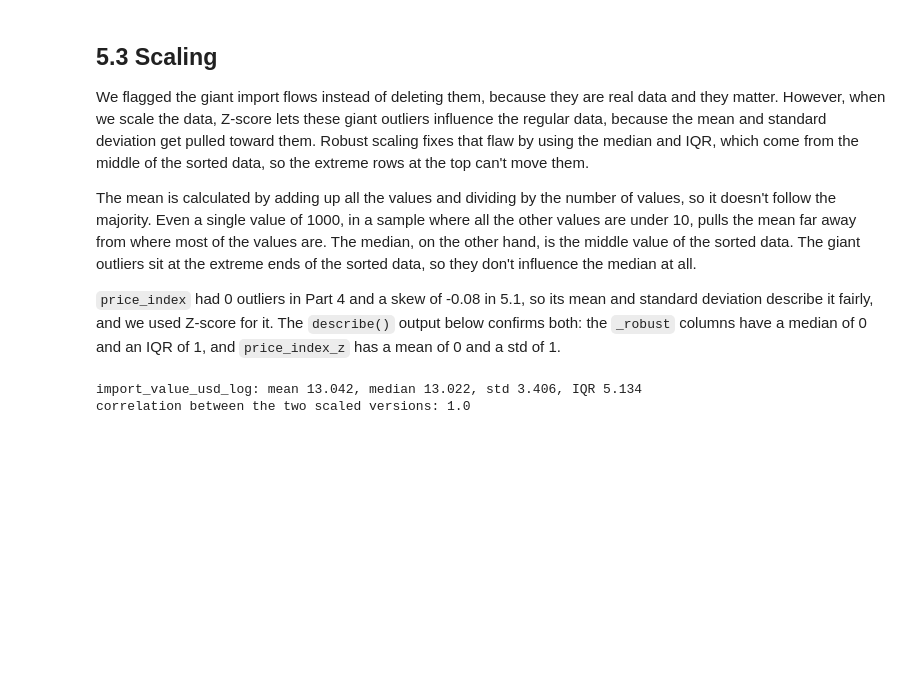
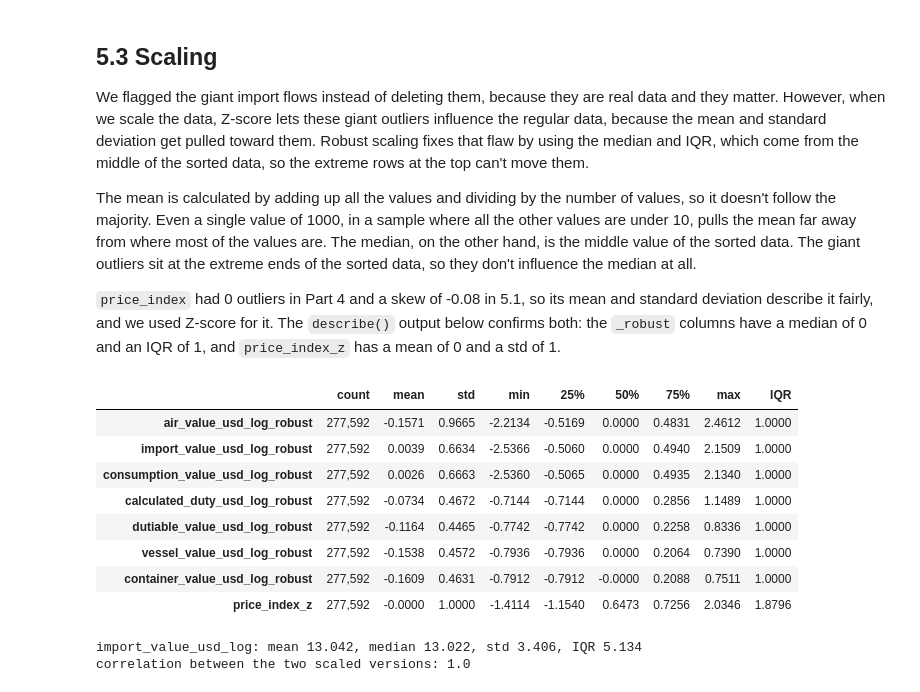
Before and after one commit to BCIT-ACIT4880-2026-Fall/CRN-45883-5-Domain-D, a Jupyter notebook: Group05_D2.ipynb, the cells around one changed output. Drawn from its saved outputs; the diff is of its cells as text; code cells hidden in the pictures; blank space fills up the shorter version.

```diff
--- a/Group05_D2.ipynb
+++ b/Group05_D2.ipynb
@@ -1122,6 +1122,28 @@ We flagged the giant import flows instead of deleting them, because they are rea
 The mean is calculated by adding up all the values and dividing by the number of values, so it doesn't follow the majority. Even a single value of 1000, in a sample where all the other values are under 10, pulls the mean far away from where most of the values are. The median, on the other hand, is the middle value of the sorted data. The giant outliers sit at the extreme ends of the sorted data, so they don't influence the median at all.
 
 `price_index` had 0 outliers in Part 4 and a skew of -0.08 in 5.1, so its mean and standard deviation describe it fairly, and we used Z-score for it. The `describe()` output below confirms both: the `_robust` columns have a median of 0 and an IQR of 1, and `price_index_z` has a mean of 0 and a std of 1.
+# %%
+LOG_VALUE_COLS = [c for c in transform_results["new column"] if c.endswith("_log") and "weight" not in c]
+for c in LOG_VALUE_COLS:
+    med, iqr = df[c].median(), df[c].quantile(0.75) - df[c].quantile(0.25)
+    df[c + "_robust"] = (df[c] - med) / iqr
+mu, sd = df["price_index"].mean(), df["price_index"].std()
+df["price_index_z"] = (df["price_index"] - mu) / sd
+
+scaled = [c + "_robust" for c in LOG_VALUE_COLS] + ["price_index_z"]
+desc = df[scaled].describe().T
+desc["IQR"] = df[scaled].quantile(0.75) - df[scaled].quantile(0.25)
+desc
+# %% [output]
+|  | count | mean | std | min | 25% | 50% | 75% | max | IQR |
+| air_value_usd_log_robust | 277,592 | -0.1571 | 0.9665 | -2.2134 | -0.5169 | 0.0000 | 0.4831 | 2.4612 | 1.0000 |
+| import_value_usd_log_robust | 277,592 | 0.0039 | 0.6634 | -2.5366 | -0.5060 | 0.0000 | 0.4940 | 2.1509 | 1.0000 |
+| consumption_value_usd_log_robust | 277,592 | 0.0026 | 0.6663 | -2.5360 | -0.5065 | 0.0000 | 0.4935 | 2.1340 | 1.0000 |
+| calculated_duty_usd_log_robust | 277,592 | -0.0734 | 0.4672 | -0.7144 | -0.7144 | 0.0000 | 0.2856 | 1.1489 | 1.0000 |
+| dutiable_value_usd_log_robust | 277,592 | -0.1164 | 0.4465 | -0.7742 | -0.7742 | 0.0000 | 0.2258 | 0.8336 | 1.0000 |
+| vessel_value_usd_log_robust | 277,592 | -0.1538 | 0.4572 | -0.7936 | -0.7936 | 0.0000 | 0.2064 | 0.7390 | 1.0000 |
+| container_value_usd_log_robust | 277,592 | -0.1609 | 0.4631 | -0.7912 | -0.7912 | -0.0000 | 0.2088 | 0.7511 | 1.0000 |
+| price_index_z | 277,592 | -0.0000 | 1.0000 | -1.4114 | -1.1540 | 0.6473 | 0.7256 | 2.0346 | 1.8796 |
 # %%
 x = df["import_value_usd_log"]
 cmp = pd.DataFrame({
```
Also changed, not shown: parts of 1 cell of this notebook.
